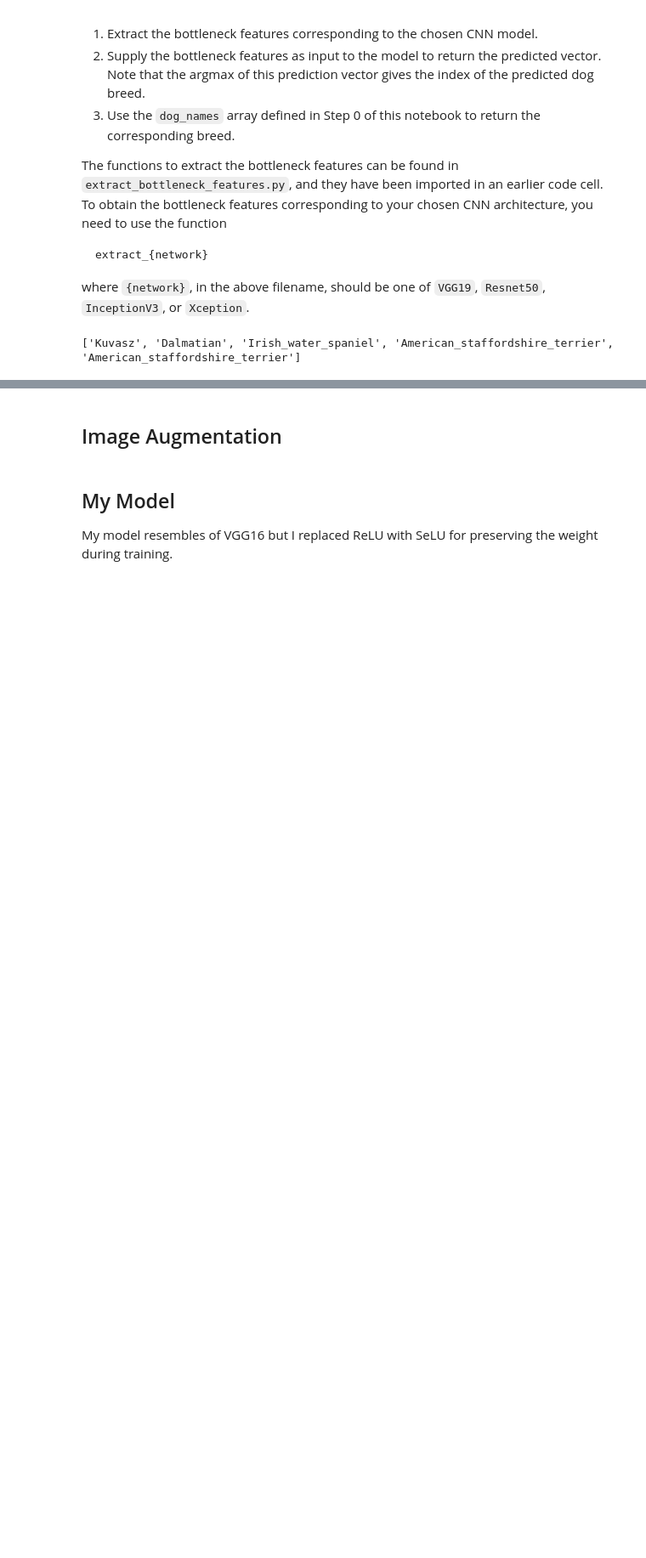
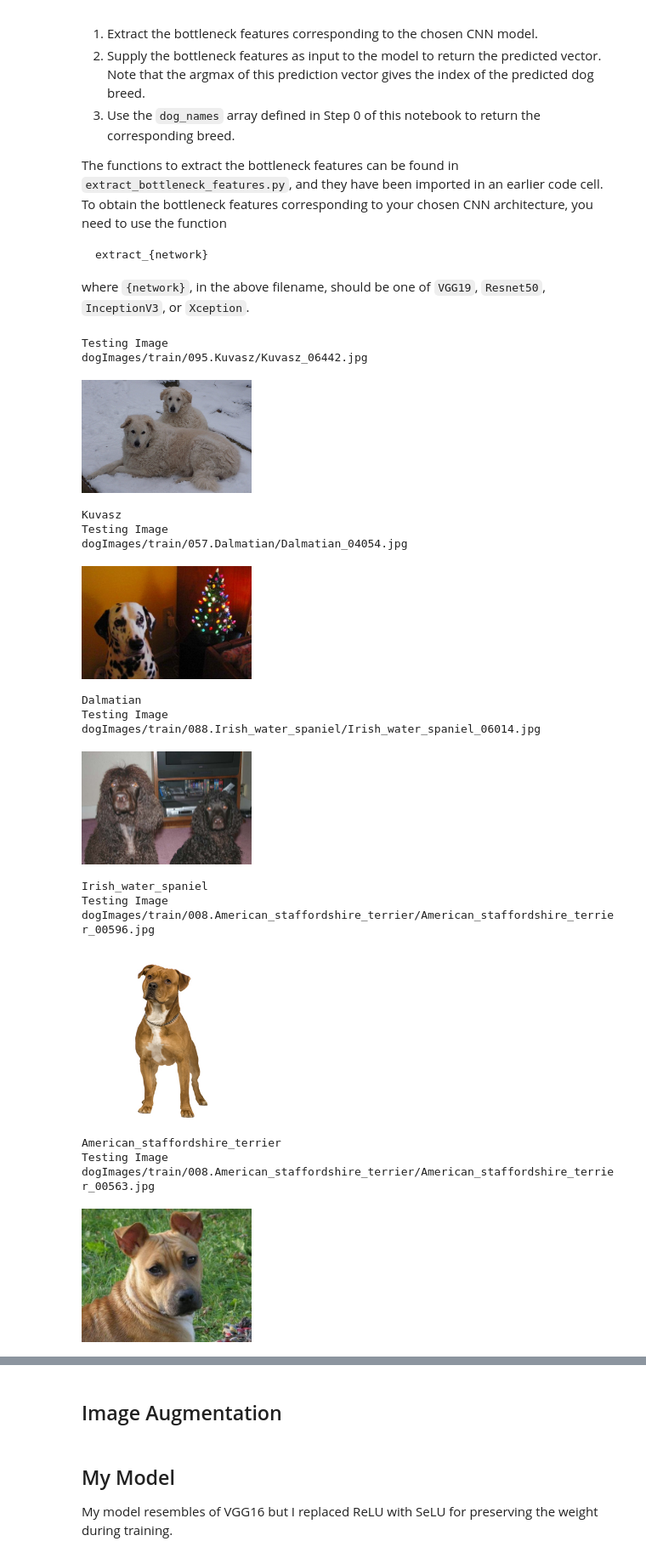
Before and after one commit to hskang9/UdacityMLSubmission, a Jupyter notebook: projects/dog-project/dog_app.ipynb, the cells around one changed output, grey strips where cells are left out. Shown at 85% size. Drawn from its saved outputs; the diff is of its cells as text; code cells hidden in the pictures; blank space fills up the shorter version.

```diff
--- a/projects/dog-project/dog_app.ipynb
+++ b/projects/dog-project/dog_app.ipynb
@@ -349,18 +353,21 @@ __Answer:__
 # %%
-from keras.layers import Conv2D, MaxPooling2D, GlobalAveragePooling2D
+from keras.layers import Conv2D, MaxPooling2D, GlobalAveragePooling2D, Dropout
 from keras.layers import Dropout, Flatten, Dense
 from keras.models import Sequential
 
 model = Sequential()
 
 ### TODO: Define your architecture.
-model.add(Conv2D(16, kernel_size=(2,2), input_shape=(224,224,3)))
+model.add(Conv2D(16, kernel_size=(2,2), input_shape=(224,224,3), activation='selu'))
 model.add(MaxPooling2D())
-model.add(Conv2D(32, kernel_size=(2,2)))
+model.add(Dropout(0.2))
+model.add(Conv2D(32, kernel_size=(2,2), activation='selu'))
 model.add(MaxPooling2D())
-model.add(Conv2D(64, kernel_size=(2,2)))
+model.add(Dropout(0.2))
+model.add(Conv2D(64, kernel_size=(2,2), activation='selu'))
 model.add(MaxPooling2D())
 model.add(GlobalAveragePooling2D())
+model.add(Dropout(0.2))
 model.add(Dense(133))
 
 model.summary()
@@ -385,7 +392,8 @@ _________________________________________________________________
 # %% [markdown]
 ### Compile the Model
 # %%
-model.compile(optimizer='rmsprop', loss='categorical_crossentropy', metrics=['accuracy'])
+from keras.optimizers import RMSprop
+model.compile(optimizer=RMSprop(lr=0.01), loss='categorical_crossentropy', metrics=['accuracy'])
 # %% [markdown]
 ### (IMPLEMENTATION) Train the Model
 
@@ -397,7 +405,7 @@ from keras.callbacks import ModelCheckpoint
 
 ### TODO: specify the number of epochs that you would like to use to train the model.
 
-epochs = 10
+epochs = 5
 
 ### Do NOT modify the code below this line.
 
@@ -683,18 +685,42 @@ where `{network}`, in the above filename, should be one of `VGG19`, `Resnet50`,
 # %%
 ### TODO: Write a function that takes a path to an image as input
 ### and returns the dog breed that is predicted by the model.
 
 from extract_bottleneck_features import *
 
 def Resnet50_predict_breed(img_path):
     # extract bottleneck features
     bottleneck_feature = extract_Resnet50(path_to_tensor(img_path))
     # obtain predicted vector
     predicted_vector = Resnet50_model.predict(bottleneck_feature)
     # return dog breed that is predicted by the model
     return dog_names[np.argmax(predicted_vector)]
 
-dog_breed_predictions = [Resnet50_predict_breed(i) for i in dog_files_short[:5]]
-print(dog_breed_predictions)
+from IPython.core.display import Image, display
+
+
+for i in dog_files_short[:5]:
+    print("Testing Image")
+    print(i)
+    display(Image(i,width=200,height=200))
+    print(Resnet50_predict_breed(i))
 # %% [output]
-['Kuvasz', 'Dalmatian', 'Irish_water_spaniel', 'American_staffordshire_terrier', 'American_staffordshire_terrier']
+Testing Image
+dogImages/train/095.Kuvasz/Kuvasz_06442.jpg
+[figure, added]
+Kuvasz
+Testing Image
+dogImages/train/057.Dalmatian/Dalmatian_04054.jpg
+[figure, added]
+Dalmatian
+Testing Image
+dogImages/train/088.Irish_water_spaniel/Irish_water_spaniel_06014.jpg
+[figure, added]
+Irish_water_spaniel
+Testing Image
+dogImages/train/008.American_staffordshire_terrier/American_staffordshire_terrier_00596.jpg
+[figure, added]
+American_staffordshire_terrier
+Testing Image
+dogImages/train/008.American_staffordshire_terrier/American_staffordshire_terrier_00563.jpg
+[figure, added]
```
Also changed, not shown: parts of 18 cells of this notebook, 11 other files.
